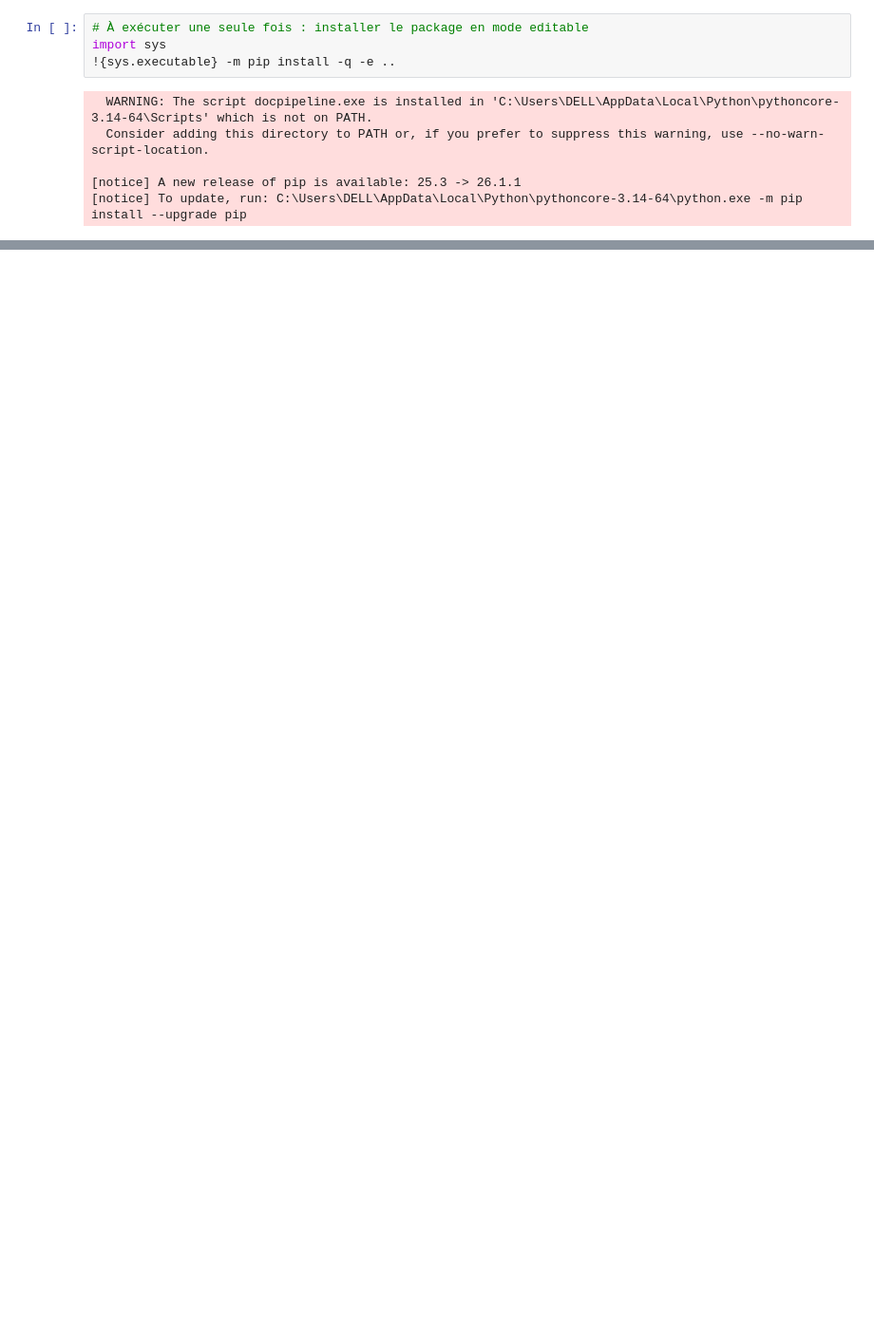
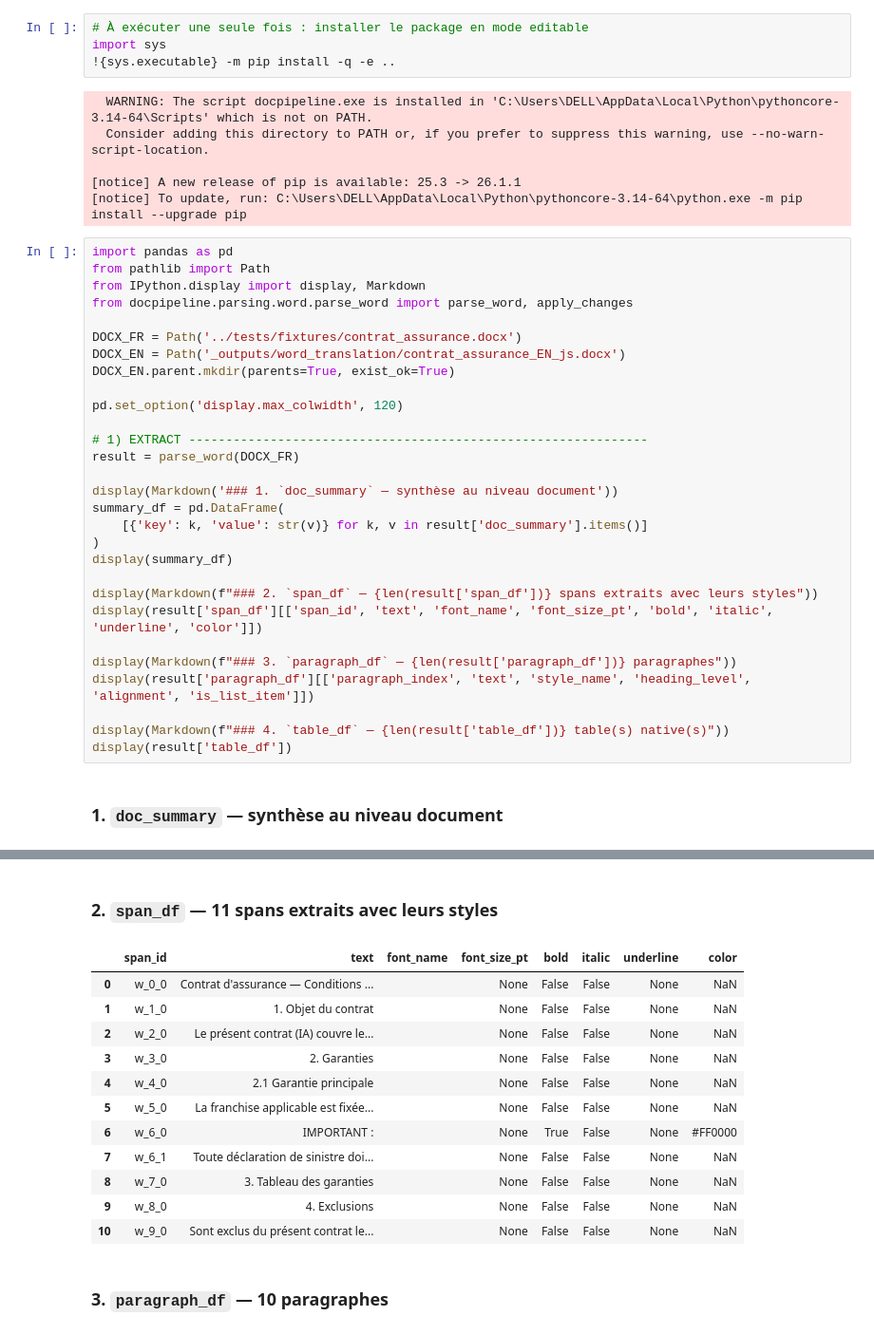
Before and after one commit to kezhan/doc_intelligence, a Jupyter notebook: notebooks/05_parse_word_js.ipynb, the cells around one changed output, grey strips where cells are left out. Shown at 95% size. Cells and saved outputs as stored; diff of their text form; blank space fills up the shorter version.

```diff
--- a/notebooks/05_parse_word_js.ipynb
+++ b/notebooks/05_parse_word_js.ipynb
@@ -31,3 +31,34 @@ import sys
 
 [notice] A new release of pip is available: 25.3 -> 26.1.1
 [notice] To update, run: C:\Users\DELL\AppData\Local\Python\pythoncore-3.14-64\python.exe -m pip install --upgrade pip
+# %%
+import pandas as pd
+from pathlib import Path
+from IPython.display import display, Markdown
+from docpipeline.parsing.word.parse_word import parse_word, apply_changes
+
+DOCX_FR = Path('../tests/fixtures/contrat_assurance.docx')
+DOCX_EN = Path('_outputs/word_translation/contrat_assurance_EN_js.docx')
+DOCX_EN.parent.mkdir(parents=True, exist_ok=True)
+
+pd.set_option('display.max_colwidth', 120)
+
+# 1) EXTRACT --------------------------------------------------------------
+result = parse_word(DOCX_FR)
+
+display(Markdown('### 1. `doc_summary` — synthèse au niveau document'))
+summary_df = pd.DataFrame(
+    [{'key': k, 'value': str(v)} for k, v in result['doc_summary'].items()]
+)
+display(summary_df)
+
+display(Markdown(f"### 2. `span_df` — {len(result['span_df'])} spans extraits avec leurs styles"))
+display(result['span_df'][['span_id', 'text', 'font_name', 'font_size_pt', 'bold', 'italic', 'underline', 'color']])
+
+display(Markdown(f"### 3. `paragraph_df` — {len(result['paragraph_df'])} paragraphes"))
+display(result['paragraph_df'][['paragraph_index', 'text', 'style_name', 'heading_level', 'alignment', 'is_list_item']])
+
+display(Markdown(f"### 4. `table_df` — {len(result['table_df'])} table(s) native(s)"))
+display(result['table_df'])
+# %% [output]
+### 1. `doc_summary` — synthèse au niveau document
@@ -33,0 +82,14 @@ import sys
+### 2. `span_df` — 11 spans extraits avec leurs styles
+|  | span_id | text | font_name | font_size_pt | bold | italic | underline | color |
+| 0 | w_0_0 | Contrat d'assurance — Conditions ... |  | None | False | False | None | NaN |
+| 1 | w_1_0 | 1. Objet du contrat |  | None | False | False | None | NaN |
+| 2 | w_2_0 | Le présent contrat (IA) couvre le... |  | None | False | False | None | NaN |
+| 3 | w_3_0 | 2. Garanties |  | None | False | False | None | NaN |
+| 4 | w_4_0 | 2.1 Garantie principale |  | None | False | False | None | NaN |
+| 5 | w_5_0 | La franchise applicable est fixée... |  | None | False | False | None | NaN |
+| 6 | w_6_0 | IMPORTANT : |  | None | True | False | None | #FF0000 |
+| 7 | w_6_1 | Toute déclaration de sinistre doi... |  | None | False | False | None | NaN |
+| 8 | w_7_0 | 3. Tableau des garanties |  | None | False | False | None | NaN |
+| 9 | w_8_0 | 4. Exclusions |  | None | False | False | None | NaN |
+| 10 | w_9_0 | Sont exclus du présent contrat le... |  | None | False | False | None | NaN |
+### 3. `paragraph_df` — 10 paragraphes
```
Also changed, not shown: parts of 4 cells of this notebook, 1 other file.
